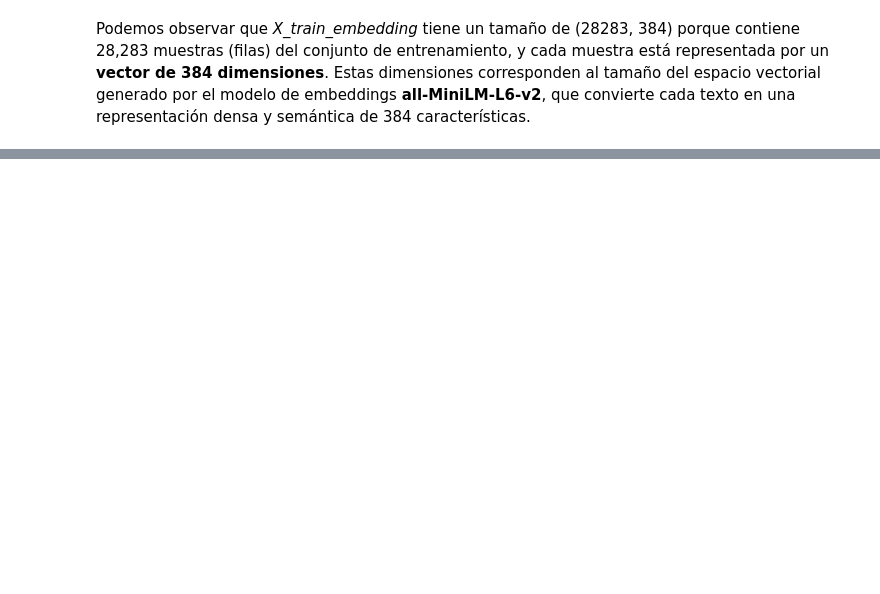
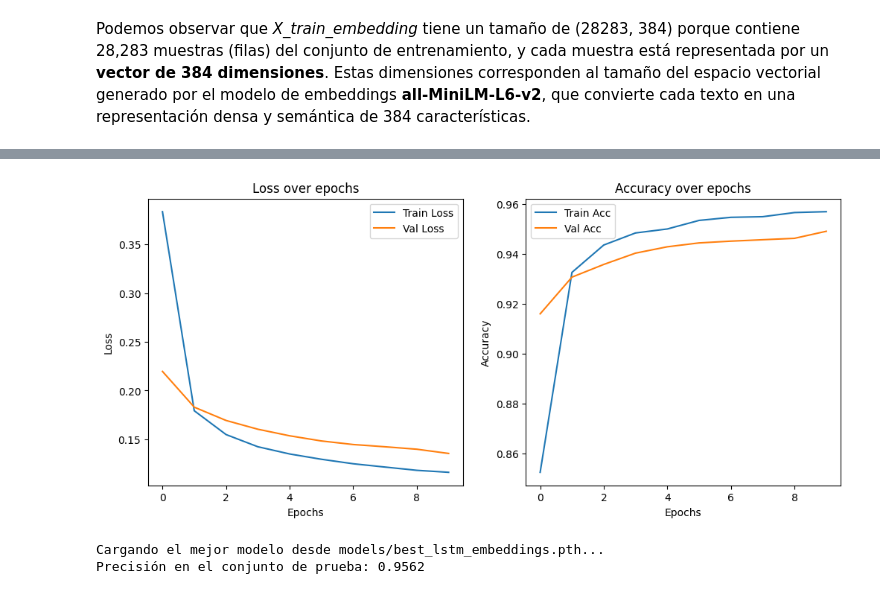
Before and after one commit to guillermo-grande/Fake-News-Detection, a Jupyter notebook: pipeline.ipynb, the cells around one changed output, grey strips where cells are left out. Saved outputs shown, nothing was run; the diff lists cells and outputs as text; code cells hidden in the pictures; blank space fills up the shorter version.

```diff
--- a/pipeline.ipynb
+++ b/pipeline.ipynb
@@ -993,2 +1012,71 @@ X_train_embedding.shape
 # %% [markdown]
 Podemos observar que *X_train_embedding* tiene un tamaño de (28283, 384) porque contiene 28,283 muestras (filas) del conjunto de entrenamiento, y cada muestra está representada por un **vector de 384 dimensiones**. Estas dimensiones corresponden al tamaño del espacio vectorial generado por el modelo de embeddings **all-MiniLM-L6-v2**, que convierte cada texto en una representación densa y semántica de 384 características.
+# %%
+device = torch.device("cuda" if torch.cuda.is_available() else "cpu")
+
+# Convertir datos a tensores de PyTorch cuando ya son arrays
+def tensorize_array(data, labels, device):
+    data_tensor = torch.tensor(data, dtype=torch.float32).unsqueeze(1).to(device)
+    labels_tensor = torch.tensor(labels.values, dtype=torch.float32).unsqueeze(1).to(device)
+    return data_tensor, labels_tensor
+
+X_train_tensor, y_train_tensor = tensorize_array(X_train_embedding, y_train, device)
+X_valid_tensor, y_valid_tensor = tensorize_array(X_valid_embedding, y_valid, device)
+
+# Create DataLoaders para entrenamiento y validación
+train_dataset = TensorDataset(X_train_tensor, y_train_tensor)
+valid_dataset = TensorDataset(X_valid_tensor, y_valid_tensor)
+
+# Variables de configuración
+batch_size = 128
+
+train_loader = DataLoader(train_dataset, batch_size=batch_size, shuffle=True)
+valid_loader = DataLoader(valid_dataset, batch_size=batch_size, shuffle=False)
+
+class LSTMModel(nn.Module):
+    def __init__(self, input_dim=384, embedding_dim=48, hidden_dim=64):
+        super(LSTMModel, self).__init__()
+        # La entrada es un embedding con valores continuos, por lo que volvemos a reducir dimensionalidad con una capa Lineal
+        # De hecho, podríamos eliminar esta capa y usar directamente la salida de SentenceTransformer
+        # self.embedding = nn.Linear(input_dim, embedding_dim)  # Reducimos dimensión de entrada (384 → 48)
+        # Capa LSTM
+        self.lstm = nn.LSTM(input_dim, hidden_dim, batch_first=True)
+        # Dropout para regularización
+        self.dropout = nn.Dropout(p=0.3)
+        # Capa densa final (64 -> 1) con activación sigmoide
+        self.fc = nn.Linear(hidden_dim, 1)
+        self.sigmoid = nn.Sigmoid()
+
+    def forward(self, x):
+        # x = self.embedding(x)
+        lstm_out, _ = self.lstm(x)  # Pasamos por la LSTM (48 → 64)
+        lstm_out = self.dropout(lstm_out[:, -1, :])  # Tomamos solo el último estado
+        out = self.fc(lstm_out)  # Pasamos por la capa densa (64 → 1)
+        return self.sigmoid(out)  # Activación sigmoide
+
+# Disponibilidad de GPU
+device = torch.device("cuda" if torch.cuda.is_available() else "cpu")
+print(f"Usando device: {device}")
+# Instanciar modelo y moverlo a GPU si está disponible
+model = LSTMModel().to(device)
+# Función de pérdida y optimizador
+criterion = nn.BCELoss()  # Pérdida para clasificación binaria
+optimizer = torch.optim.Adam(model.parameters(), lr=0.001)
+# Variables de ntrenamiento
+num_epochs = 10
+train_losses, valid_losses = [], []
+train_accuracies, valid_accuracies = [], []
+best_val_loss = float("inf")
+best_model_path = "models/best_lstm_embeddings.pth"  # Ruta donde se guardará el mejor modelo
+
+# Entrenar el modelo
+train_losses, valid_losses, train_accuracies, valid_accuracies = train_model(
+    model, train_loader, valid_loader, criterion, optimizer, num_epochs, device, best_model_path
+)
+
+# Función para graficar la pérdida y precisión
+plot_loss_and_accuracy(train_losses, valid_losses, train_accuracies, valid_accuracies)
+
+# Evaluar el modelo en el conjunto de prueba
+evaluate_model(model, best_model_path, X_test_embedding, y_test, device)
+# %% [output]
@@ -994,0 +1100,3 @@ Podemos observar que *X_train_embedding* tiene un tamaño de (28283, 384) porque
+[figure, added]
+Cargando el mejor modelo desde models/best_lstm_embeddings.pth...
+Precisión en el conjunto de prueba: 0.9562
```
Also changed, not shown: parts of 37 cells of this notebook.
